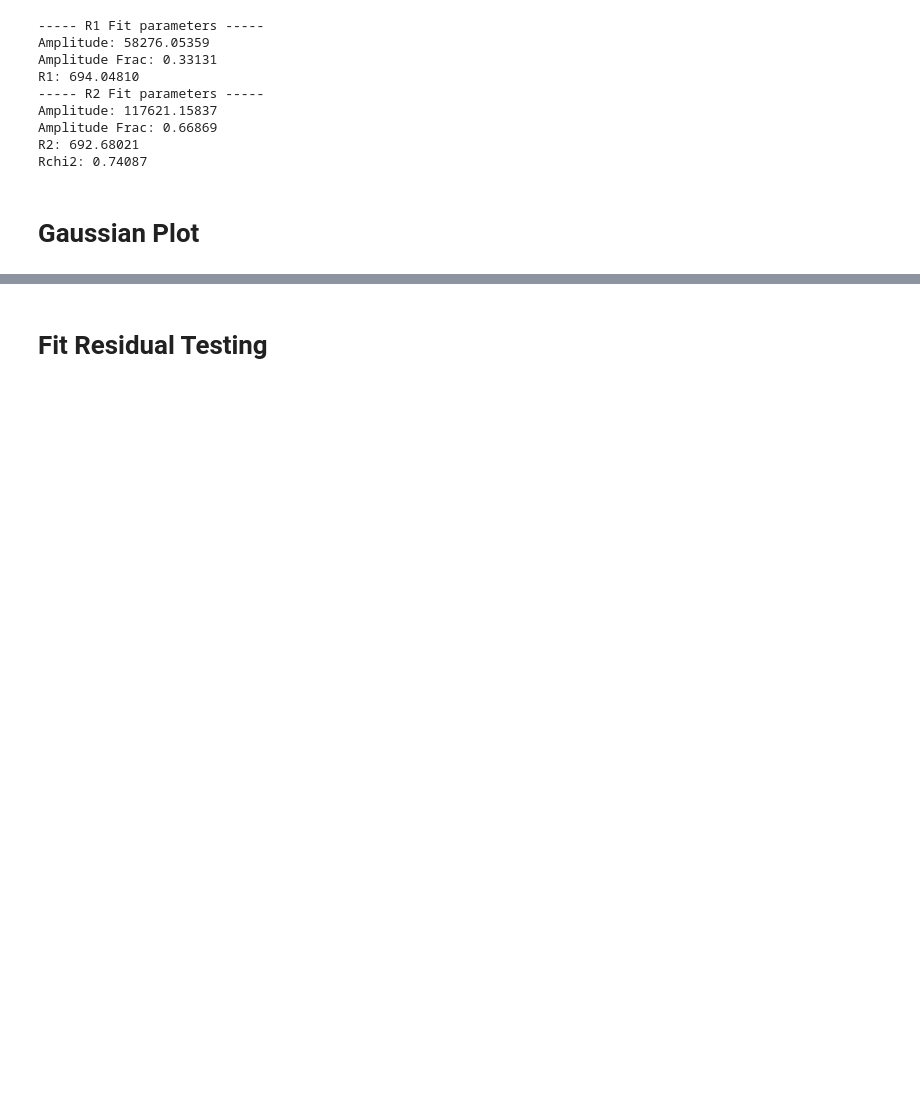
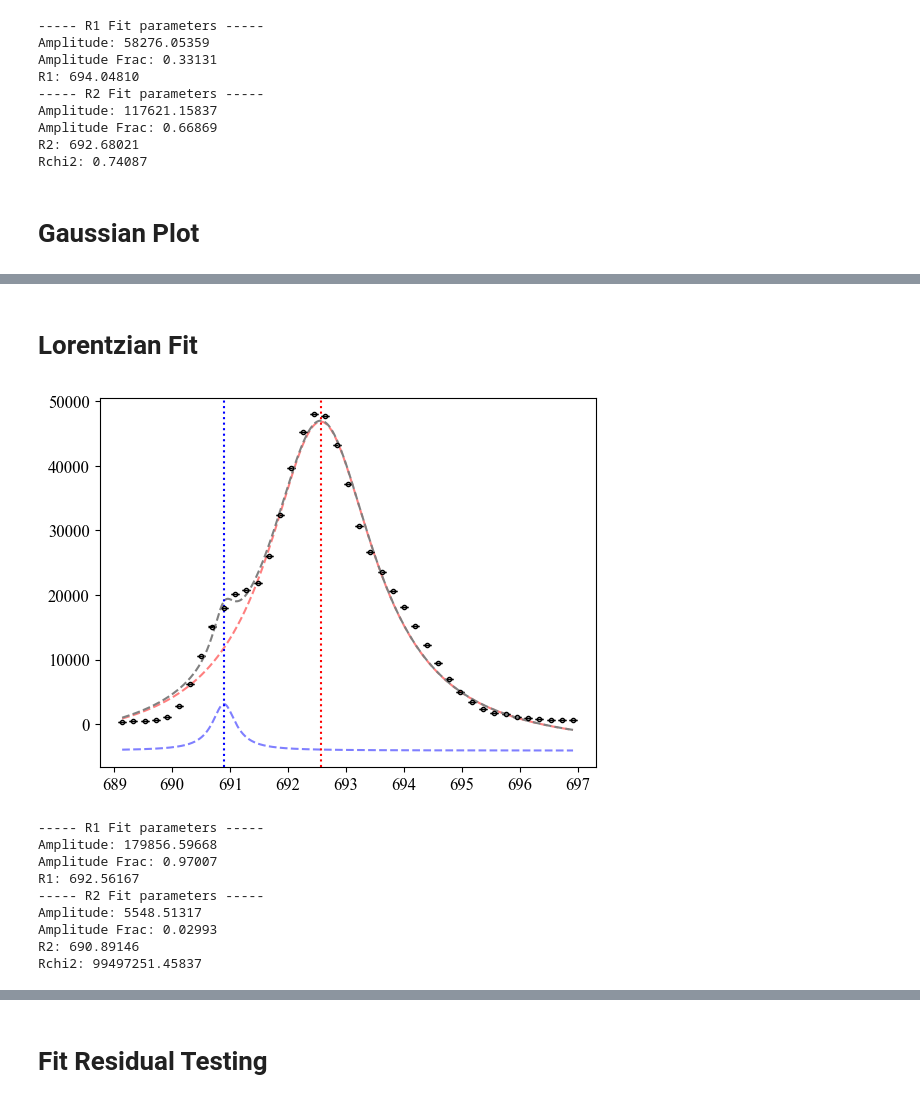
Before and after one commit to Sebastian426/Advanced-Lab-Code, a Jupyter notebook: Main_Results_Plots/Peak_Plots.ipynb, the cells around one changed output, grey strips where cells are left out. Drawn from its saved outputs; the diff is of its cells as text; code cells hidden in the pictures; blank space fills up the shorter version.

```diff
--- a/Main_Results_Plots/Peak_Plots.ipynb
+++ b/Main_Results_Plots/Peak_Plots.ipynb
@@ -28,6 +28,10 @@ def voigt_model_double(x, A1, center1, gamma1, sigma1,
 
 def lorentzian_profile(x, gamma):
     return gamma / (np.pi * (x**2 + gamma**2))
+
+def lorentzian_single_model(x, A, center, gamma, offset):
+    return A*lorentzian_profile(x- center, gamma) + offset
+
 
 def lorentzian_model_double(x, A1, center1, gamma1,
                             A2, delta, gamma2, offset):
@@ -785,0 +788,69 @@ plt.show()
+# %% [markdown]
+# Lorentzian Fit
+# %%
+# Ocean
+ocean_R1_guess = x_ocean_masked[np.argmax(y_ocean_masked)]
+
+p0_ocean_lor = [np.max(y_ocean_masked) / 2, ocean_R1_guess, 0.3, np.max(y_ocean_masked), -1.9, 0.3,
+                  np.min(y_ocean_masked)]
+
+bounds_ocean_lor = [
+    [np.max(y_ocean_masked) * 0.01, 690, 0, np.max(y_ocean_masked) * 0.01, -3, 0, -np.inf],  #lower
+    [np.inf, 696, np.inf, np.inf, -0.5, np.inf, np.inf]  #upper
+]
+
+pop_ocean_lor, cov_ocean_lor = curve_fit(lorentzian_model_double,
+                                             x_ocean_masked,
+                                             y_ocean_masked,
+                                             sigma=y_err_ocean_masked,
+                                             absolute_sigma=True,
+                                             p0=p0_ocean_lor,
+                                             bounds=bounds_ocean_lor,
+                                             maxfev=10000)
+
+pop_R1_ocean_lor = [pop_ocean_lor[0], pop_ocean_lor[1], pop_ocean_lor[2], pop_ocean_lor[-1]]
+pop_R2_ocean_lor = [pop_ocean_lor[3], pop_ocean_lor[1] + pop_ocean_lor[4], pop_ocean_lor[5],
+                      pop_ocean_lor[-1]]
+
+R1_ocean_lor = lorentzian_single_model(x_fit_ocean, *pop_R1_ocean_lor)
+R2_ocean_lor = lorentzian_single_model(x_fit_ocean, *pop_R2_ocean_lor)
+
+chi2_ocean_lor, rchi2_ocean_lor = reduced_chi_squared_calc(lorentzian_model_double, pop_ocean_lor, x_ocean_masked,
+                                                               y_ocean_masked, y_err_ocean_masked)
+
+plt.figure(1)
+plt.errorbar(x_ocean_masked, y_ocean_masked, yerr=y_err_ocean_masked,
+             fmt="o", linestyle="none",
+             markersize=3, color="black", capsize=3, markerfacecolor="none")
+plt.plot(x_fit_ocean, lorentzian_model_double(x_fit_ocean, *pop_ocean_lor), color="grey", linestyle="--")
+
+plt.plot(x_fit_ocean, R1_ocean_lor, color="red", linestyle="--", alpha=0.5, zorder=-1)
+plt.plot(x_fit_ocean, R2_ocean_lor, color="blue", linestyle="--", alpha=0.5, zorder=-1)
+
+plt.axvline(pop_R1_ocean_lor[1], color="red", linestyle=":")
+plt.axvline(pop_R2_ocean_lor[1], color="blue", linestyle=":")
+
+plt.show()
+
+print(f"----- R1 Fit parameters -----")
+print(f"Amplitude: {pop_R1_ocean_lor[0]:.5f}")
+print(f"Amplitude Frac: {(pop_R1_ocean_lor[0] / (pop_R1_ocean_lor[0] + pop_R2_ocean_lor[0])):.5f}")
+print(f"R1: {pop_R1_ocean_lor[1]:.5f}")
+
+print(f"----- R2 Fit parameters -----")
+print(f"Amplitude: {pop_R2_ocean_lor[0]:.5f}")
+print(f"Amplitude Frac: {(pop_R2_ocean_lor[0] / (pop_R1_ocean_lor[0] + pop_R2_ocean_lor[0])):.5f}")
+print(f"R2: {pop_R2_ocean_lor[1]:.5f}")
+
+print(f"Rchi2: {rchi2_ocean_lor:.5f}")
+# %% [output]
+[figure, added]
+----- R1 Fit parameters -----
+Amplitude: 179856.59668
+Amplitude Frac: 0.97007
+R1: 692.56167
+----- R2 Fit parameters -----
+Amplitude: 5548.51317
+Amplitude Frac: 0.02993
+R2: 690.89146
+Rchi2: 99497251.45837
```
Also changed, not shown: parts of 20 cells of this notebook.
